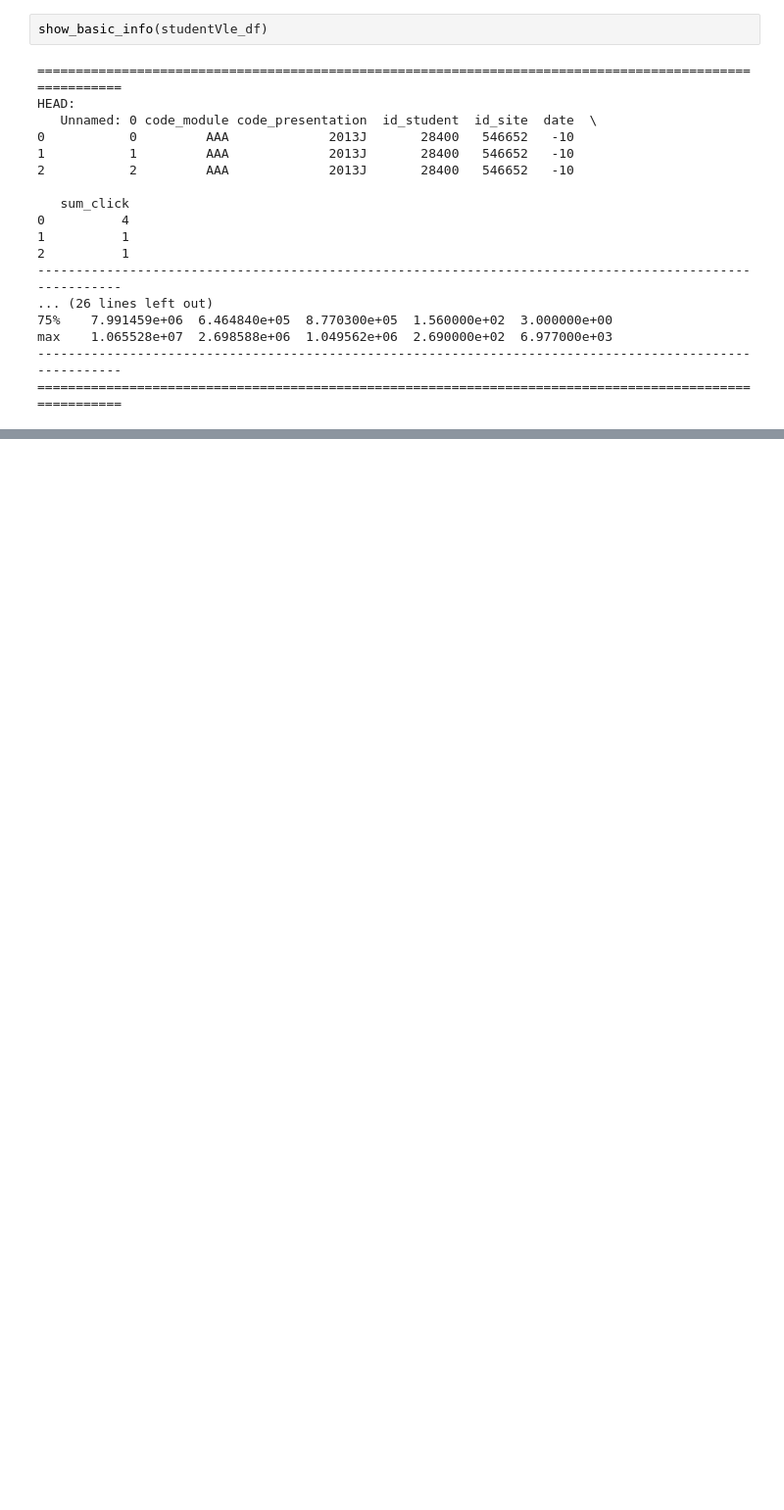
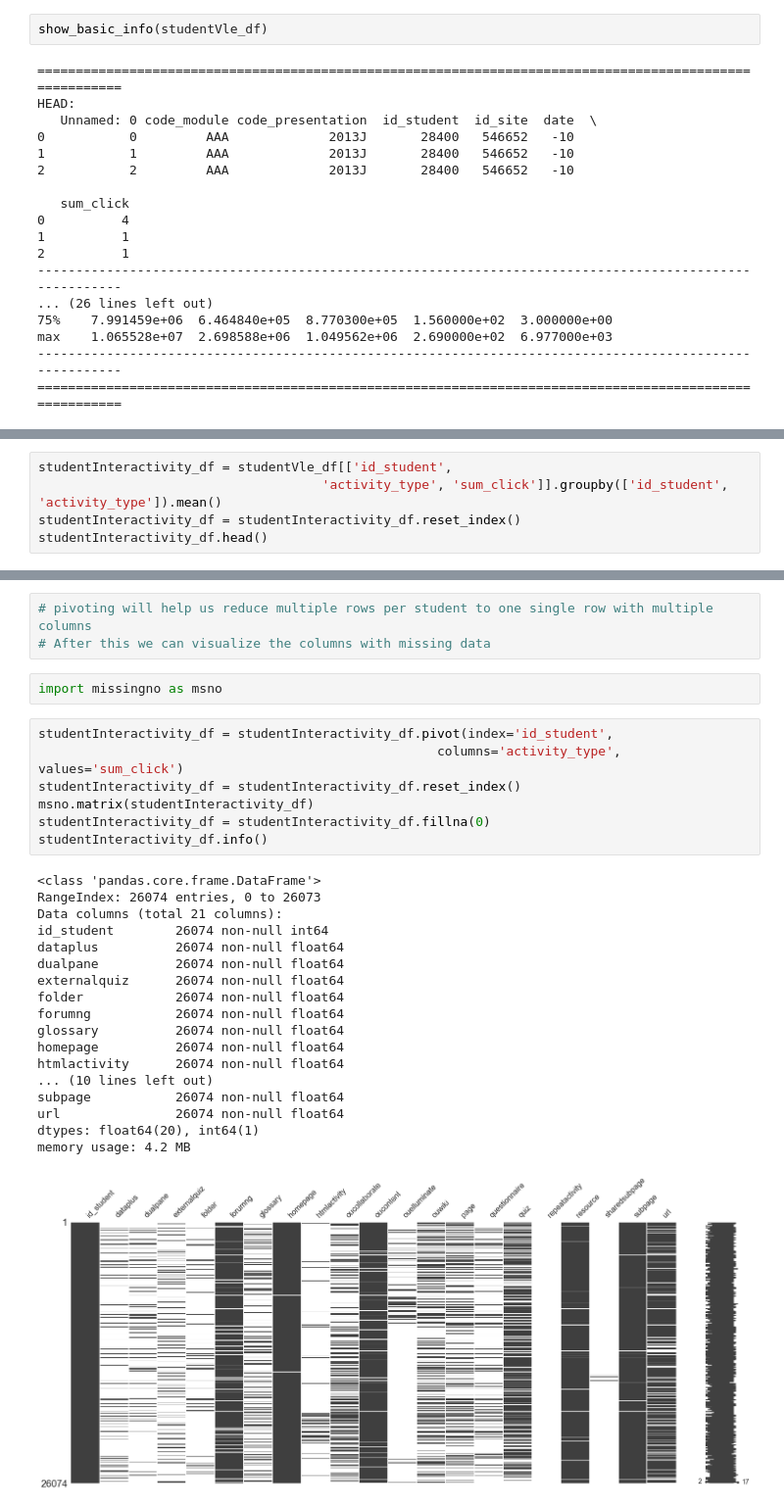
Before and after one commit to vjcalling/OULAD-data-analysis-EDA-, a Jupyter notebook: notebooks/OULAD-Open University Learning Analytics Dataset.ipynb, the cells around one changed output, grey strips where cells are left out. Shown: that part at 98% size. Cells and saved outputs as stored; diff of their text form; blank space fills up the shorter version.

```diff
--- a/notebooks/OULAD-Open University Learning Analytics Dataset.ipynb
+++ b/notebooks/OULAD-Open University Learning Analytics Dataset.ipynb
@@ -534,0 +566,5 @@ max    1.065528e+07  2.698588e+06  1.049562e+06  2.690000e+02  6.977000e+03
+# %%
+studentInteractivity_df = studentVle_df[['id_student',
+                                     'activity_type', 'sum_click']].groupby(['id_student', 'activity_type']).mean()
+studentInteractivity_df = studentInteractivity_df.reset_index()
+studentInteractivity_df.head()
@@ -534,0 +578,31 @@ max    1.065528e+07  2.698588e+06  1.049562e+06  2.690000e+02  6.977000e+03
+# %%
+# pivoting will help us reduce multiple rows per student to one single row with multiple columns
+# After this we can visualize the columns with missing data
+# %%
+import missingno as msno
+# %%
+studentInteractivity_df = studentInteractivity_df.pivot(index='id_student',
+                                                    columns='activity_type', values='sum_click')
+studentInteractivity_df = studentInteractivity_df.reset_index()
+msno.matrix(studentInteractivity_df)
+studentInteractivity_df = studentInteractivity_df.fillna(0)
+studentInteractivity_df.info()
+# %% [output]
+<class 'pandas.core.frame.DataFrame'>
+RangeIndex: 26074 entries, 0 to 26073
+Data columns (total 21 columns):
+id_student        26074 non-null int64
+dataplus          26074 non-null float64
+dualpane          26074 non-null float64
+externalquiz      26074 non-null float64
+folder            26074 non-null float64
+forumng           26074 non-null float64
+glossary          26074 non-null float64
+homepage          26074 non-null float64
+htmlactivity      26074 non-null float64
+... (10 lines left out)
+subpage           26074 non-null float64
+url               26074 non-null float64
+dtypes: float64(20), int64(1)
+memory usage: 4.2 MB
+[figure, added]
```
Also changed, not shown: parts of 25 cells of this notebook.
